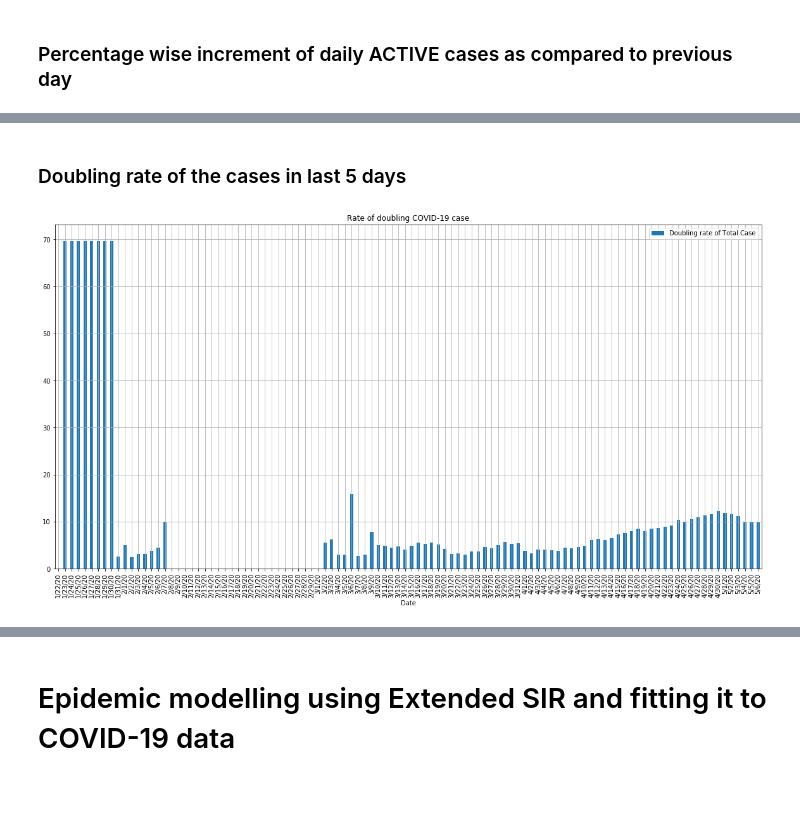
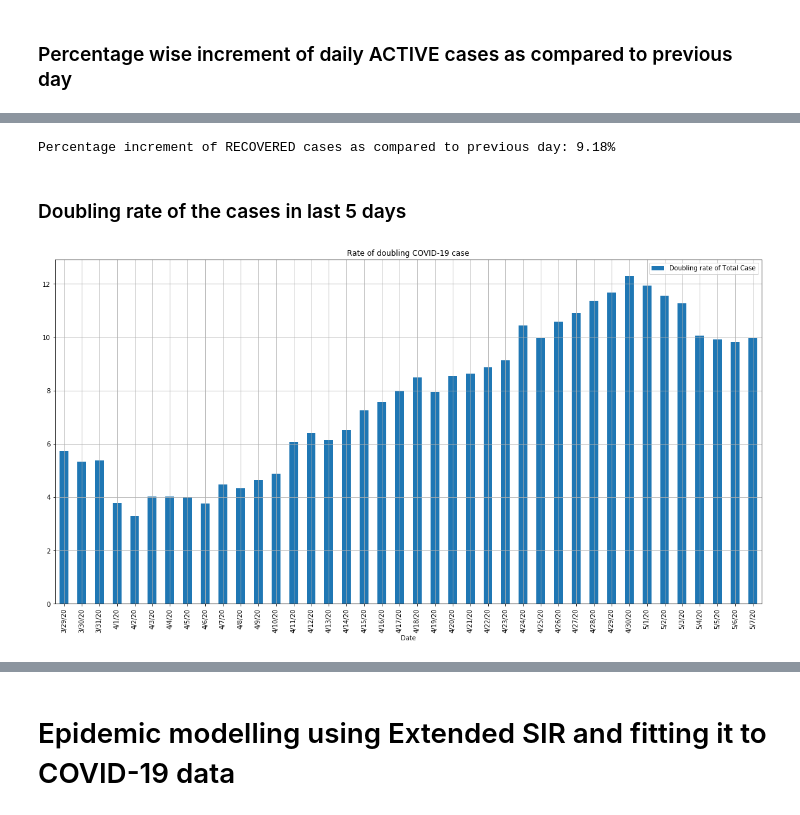
Before and after one commit to swapnanilsharma/Covid19-India-Finding-Insight, a Jupyter notebook: Covid19-India-finding-insight.ipynb, the cells around one changed output, grey strips where cells are left out. Saved outputs shown, nothing was run; the diff lists cells and outputs as text; code cells hidden in the pictures.

Commit message:
new data

```diff
--- a/Covid19-India-finding-insight.ipynb
+++ b/Covid19-India-finding-insight.ipynb
@@ -60,7 +65,7 @@ def rateOfChange(totalList, interval=5):
         else:
             changePer.append(1)
             prevVal = newVal
-    changePer = [i%35 for i in changePer]
+    #changePer = [i%35 for i in changePer]
     return changePer #changeVal
 
 def doublingRate(changePer):
@@ -161,20 +213,25 @@ Percentage increment of active cases as compared to previous day: 6.63%
+# %%
+print(f"Percentage increment of RECOVERED cases as compared to previous day: {np.round(df.iloc[-1].tolist()[0], 2)}%")
+# %% [output]
+Percentage increment of RECOVERED cases as compared to previous day: 9.18%
 # %% [markdown]
 ### Doubling rate of the cases in last 5 days
 # %%
-data = {"Date": cdf_conf_case.to_frame().T.columns.to_list(),
-        "Total Case": rateOfChange(cdf_case_list),
-        "Total Death": rateOfChange(cdf_death_list),
-        "Recovered Case": rateOfChange(cdf_recovered_list),
-        "Active Case": rateOfChange(cdf_active_list),
-        "Doubling rate of Total Case": doublingRate(rateOfChange(cdf_case_list))
+slice_1=-40
+data1 = {"Date": cdf_conf_case.to_frame().T.columns.to_list()[slice_1:],
+        "Total Case": rateOfChange(cdf_case_list)[slice_1:],
+        "Total Death": rateOfChange(cdf_death_list)[slice_1:],
+        "Recovered Case": rateOfChange(cdf_recovered_list)[slice_1:],
+        "Active Case": rateOfChange(cdf_active_list)[slice_1:],
+        "Doubling rate of Total Case": doublingRate(rateOfChange(cdf_case_list))[slice_1:]
        }
 dictfilt = lambda x, y: dict([ (i,x[i]) for i in x if i in set(y) ])
-data = dictfilt(data, ("Doubling rate of Total Case", 'Date'))
+data = dictfilt(data1, ("Doubling rate of Total Case", 'Date'))
 df = pd.DataFrame(data).set_index("Date")
 df.plot(figsize=(20, 10), title ="Rate of doubling COVID-19 case", fontsize = 10, kind="bar", grid = True)
 plt.show()
 # %% [output]
-[figure, old version]
+[figure, new version]
 # %%
 print(f"Doubling rate of cases: {np.round(df.iloc[-1].tolist()[0], 2)} days")
 # %% [output]
```
Also changed, not shown: parts of 30 cells of this notebook, 1 other file.
